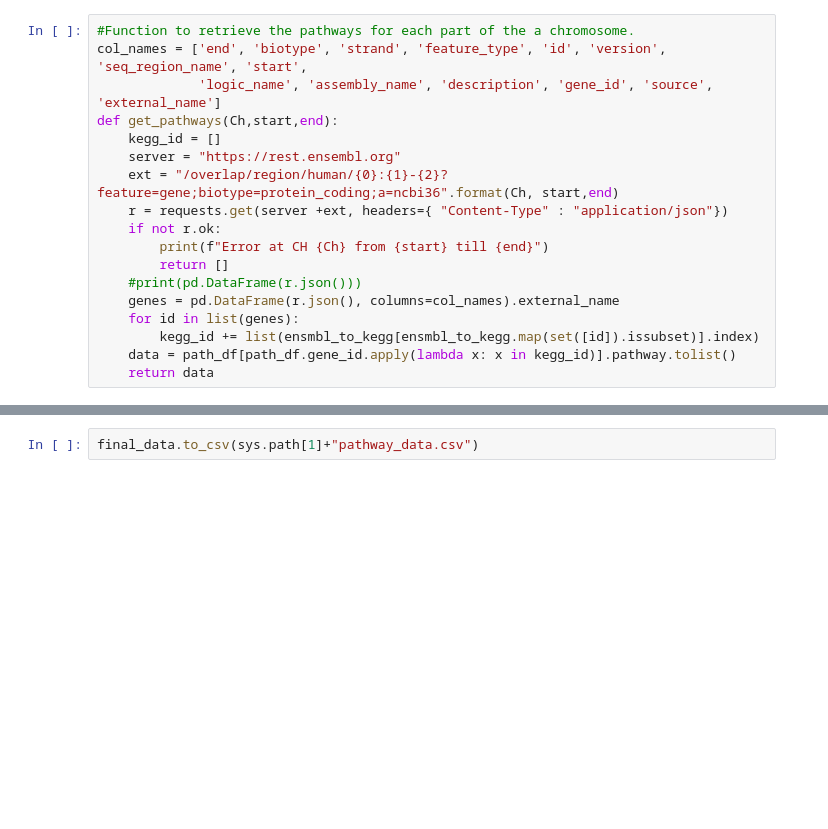
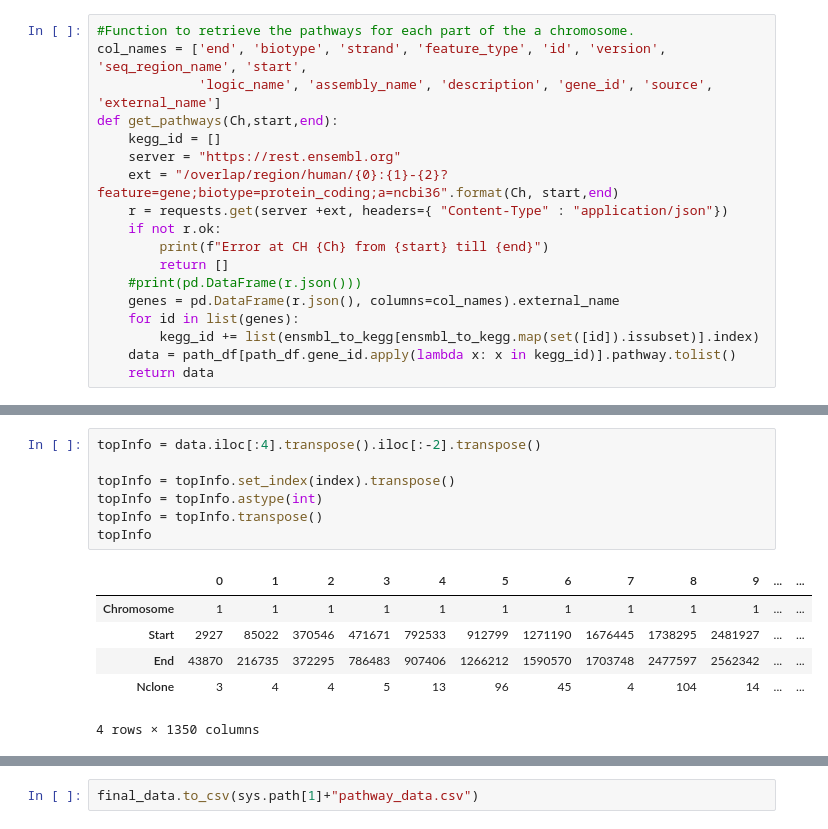
Before and after one commit to pbrizzolari/CATS, a Jupyter notebook: Nils/Preprocces.ipynb, the cells around one changed output, grey strips where cells are left out. Drawn from its saved outputs; the diff is of its cells as text; blank space fills up the shorter version.

```diff
--- a/Nils/Preprocces.ipynb
+++ b/Nils/Preprocces.ipynb
@@ -48,2 +87,16 @@ def get_pathways(Ch,start,end):
+# %%
+topInfo = data.iloc[:4].transpose().iloc[:-2].transpose()
+
+topInfo = topInfo.set_index(index).transpose()
+topInfo = topInfo.astype(int)
+topInfo = topInfo.transpose()
+topInfo
+# %% [output]
+|  | 0 | 1 | 2 | 3 | 4 | 5 | 6 | 7 | 8 | 9 | ... | ... |
+| Chromosome | 1 | 1 | 1 | 1 | 1 | 1 | 1 | 1 | 1 | 1 | ... | ... |
+| Start | 2927 | 85022 | 370546 | 471671 | 792533 | 912799 | 1271190 | 1676445 | 1738295 | 2481927 | ... | ... |
+| End | 43870 | 216735 | 372295 | 786483 | 907406 | 1266212 | 1590570 | 1703748 | 2477597 | 2562342 | ... | ... |
+| Nclone | 3 | 4 | 4 | 5 | 13 | 96 | 45 | 4 | 104 | 14 | ... | ... |
+4 rows × 1350 columns
 # %%
 # %% [output]
```
Also changed, not shown: parts of 11 cells of this notebook, 1 other file.
